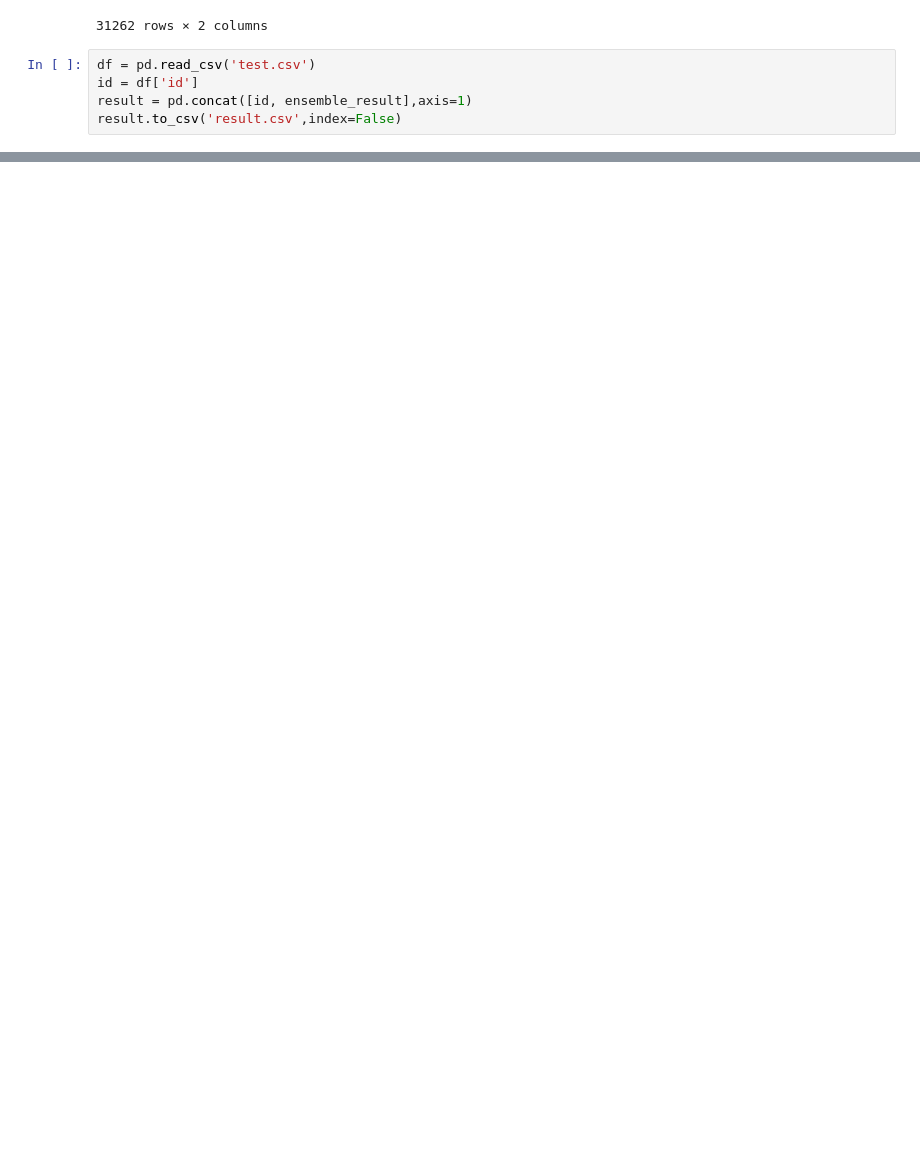
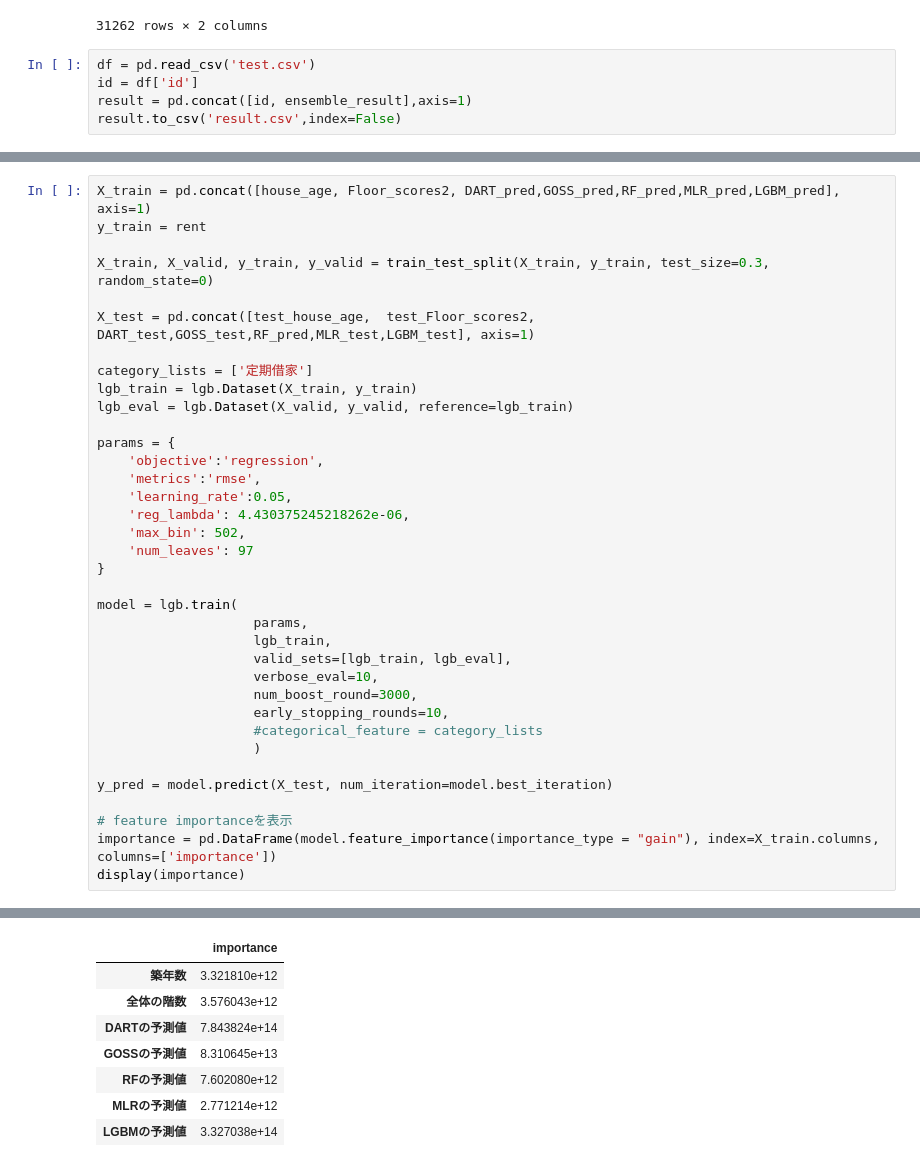
Before and after one commit to kyotoman-koshida/mynabi, a Jupyter notebook: ensemble.ipynb, the cells around one changed output, grey strips where cells are left out. Drawn from its saved outputs; the diff is of its cells as text; blank space fills up the shorter version.

```diff
--- a/ensemble.ipynb
+++ b/ensemble.ipynb
@@ -51,0 +152,37 @@ result
+# %%
+X_train = pd.concat([house_age, Floor_scores2, DART_pred,GOSS_pred,RF_pred,MLR_pred,LGBM_pred], axis=1)
+y_train = rent
+
+X_train, X_valid, y_train, y_valid = train_test_split(X_train, y_train, test_size=0.3, random_state=0)
+
+X_test = pd.concat([test_house_age,  test_Floor_scores2,  DART_test,GOSS_test,RF_pred,MLR_test,LGBM_test], axis=1)
+
+category_lists = ['定期借家']
+lgb_train = lgb.Dataset(X_train, y_train)
+lgb_eval = lgb.Dataset(X_valid, y_valid, reference=lgb_train)
+
+params = {
+    'objective':'regression',
+    'metrics':'rmse',
+    'learning_rate':0.05,
+    'reg_lambda': 4.430375245218262e-06,
+    'max_bin': 502,
+    'num_leaves': 97
+}
+
+model = lgb.train(
+                    params,
+                    lgb_train,
+                    valid_sets=[lgb_train, lgb_eval],
+                    verbose_eval=10,
+                    num_boost_round=3000,
+                    early_stopping_rounds=10,
+                    #categorical_feature = category_lists
+                    )
+
+y_pred = model.predict(X_test, num_iteration=model.best_iteration)
+
+# feature importanceを表示
+importance = pd.DataFrame(model.feature_importance(importance_type = "gain"), index=X_train.columns, columns=['importance'])
+display(importance)
+# %% [output]
@@ -51,0 +206,8 @@ result
+|  | importance |
+| 築年数 | 3.321810e+12 |
+| 全体の階数 | 3.576043e+12 |
+| DARTの予測値 | 7.843824e+14 |
+| GOSSの予測値 | 8.310645e+13 |
+| RFの予測値 | 7.602080e+12 |
+| MLRの予測値 | 2.771214e+12 |
+| LGBMの予測値 | 3.327038e+14 |
```
Also changed, not shown: parts of 13 cells of this notebook, 17 other files.
